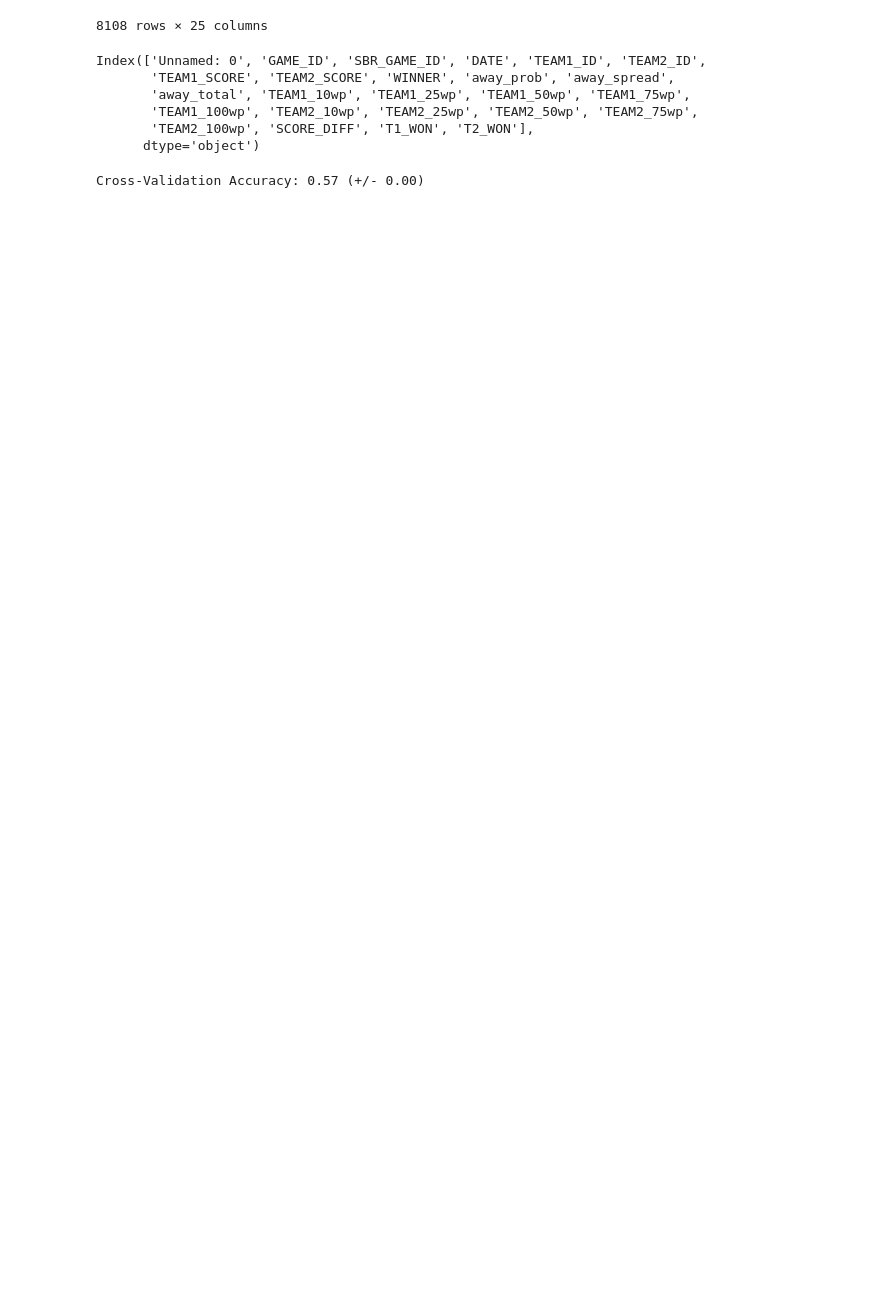
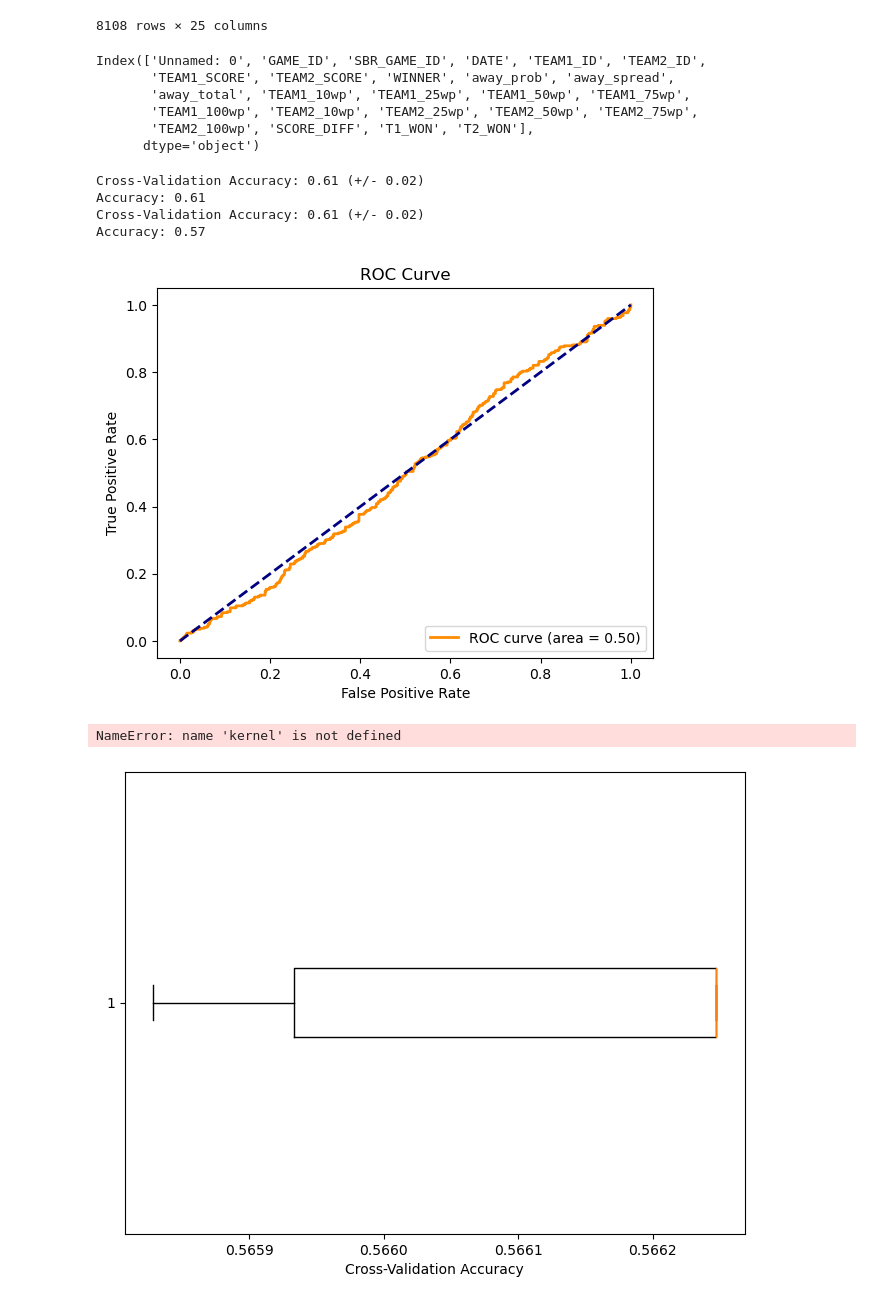
Before and after one commit to iiisong/ML-NBA-Betting, a Jupyter notebook: basic_games_svm.ipynb, the cells around one changed output. Saved outputs shown, nothing was run; the diff lists cells and outputs as text; code cells hidden in the pictures; blank space fills up the shorter version.

```diff
--- a/basic_games_svm.ipynb
+++ b/basic_games_svm.ipynb
@@ -41,5 +42,12 @@ def basicSVM(X_input, y_input):
+# %%
+def boxplot(scores):
+    plt.figure(figsize=(8, 6))
+    plt.boxplot(scores, vert=False)
+    plt.xlabel('Cross-Validation Accuracy')
+    plt.title(f'SVM Cross-Validation Scores (Kernel: {kernel}, C: {C}, Folds: {num_folds})')
+    plt.show()
 # %%
-def SVM_ROC(X_input, y_input):
+def SVM_visualize(X_input, y_input):
     X_train, X_test, y_train, y_test = train_test_split(X_input, y_input, test_size=.1)
     svm_model = SVC(kernel='poly', C=1.0, probability=True)
     svm_model.fit(X_train, y_train.values.ravel())
@@ -57,9 +65,9 @@ def SVM_ROC(X_input, y_input):
     plt.legend(loc='lower right')
     plt.show()
 
-    cv = StratifiedKFold(n_splits=5, shuffle=True, random_state=42)
+    cv = StratifiedKFold(n_splits=6, shuffle=True, random_state=42)
     scores = cross_val_score(svm_model, X_input, y_input.values.ravel(), cv=cv, scoring='accuracy')
-
+    boxplot(scores)
     print(f'Cross-Validation Accuracy: {scores.mean():.2f} (+/- {scores.std() * 2:.2f})')
 # %%
 df = pd.read_csv("data_proc/games_wp_master.csv")
@@ -89,11 +97,28 @@ Index(['Unnamed: 0', 'GAME_ID', 'SBR_GAME_ID', 'DATE', 'TEAM1_ID', 'TEAM2_ID',
        'TEAM1_100wp', 'TEAM2_10wp', 'TEAM2_25wp', 'TEAM2_50wp', 'TEAM2_75wp',
        'TEAM2_100wp', 'SCORE_DIFF', 'T1_WON', 'T2_WON'],
       dtype='object')
+# %%
+basicSVM(df[['TEAM1_10wp', 'TEAM1_25wp', 'TEAM1_50wp',
+       'TEAM1_75wp', 'TEAM1_100wp', 'TEAM2_10wp', 'TEAM2_25wp', 'TEAM2_50wp',
+       'TEAM2_75wp', 'TEAM2_100wp']],
+                df[["T1_WON"]]) # linear=0.57, poly=0.57, rbf=0.57, sigmoid=0.5
+
+basicSVM(df[['TEAM1_10wp', 'TEAM1_25wp', 'TEAM1_50wp',
+       'TEAM1_75wp', 'TEAM1_100wp', 'TEAM2_10wp', 'TEAM2_25wp', 'TEAM2_50wp',
+       'TEAM2_75wp', 'TEAM2_100wp']],
+                df[["T2_WON"]])
+# %% [output]
+Cross-Validation Accuracy: 0.61 (+/- 0.02)
+Accuracy: 0.61
+Cross-Validation Accuracy: 0.61 (+/- 0.02)
+Accuracy: 0.57
 # %%
-basicSVM(df[['TEAM1_ID', 'TEAM2_ID', 'DATE', 'TEAM1_10wp', 'TEAM1_25wp', 'TEAM1_50wp',
+SVM_visualize(df[['TEAM1_ID', 'TEAM2_ID', 'DATE', 'TEAM1_10wp', 'TEAM1_25wp', 'TEAM1_50wp',
        'TEAM1_75wp', 'TEAM1_100wp', 'TEAM2_10wp', 'TEAM2_25wp', 'TEAM2_50wp',
        'TEAM2_75wp', 'TEAM2_100wp']],
                 df[["T1_WON"]])
 # %% [output]
+[figure, added]
-Cross-Validation Accuracy: 0.57 (+/- 0.00)
+NameError: name 'kernel' is not defined
+[figure, added]
 # %%
```
Also changed, not shown: parts of 4 cells of this notebook.
